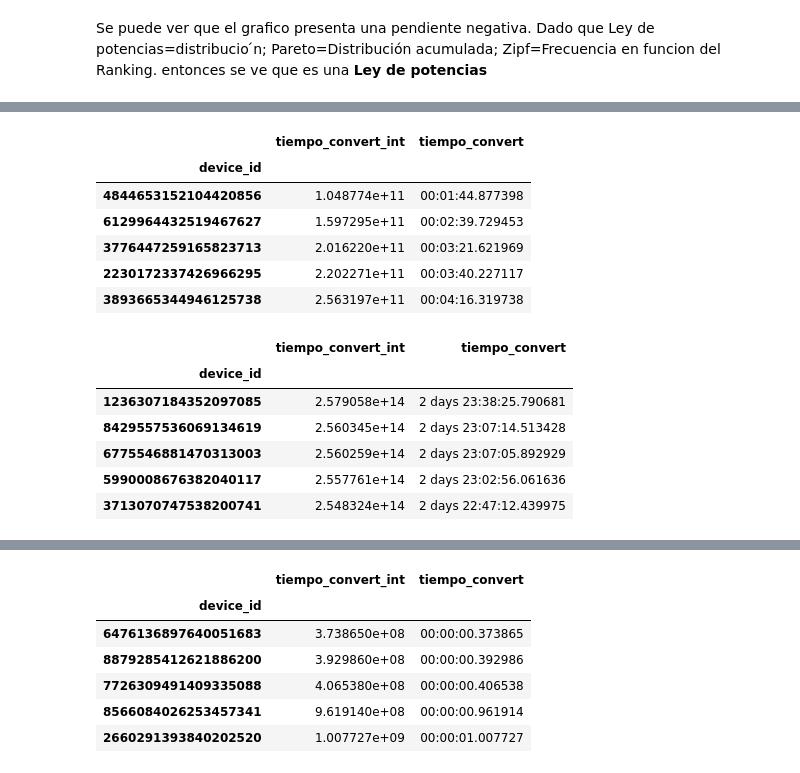
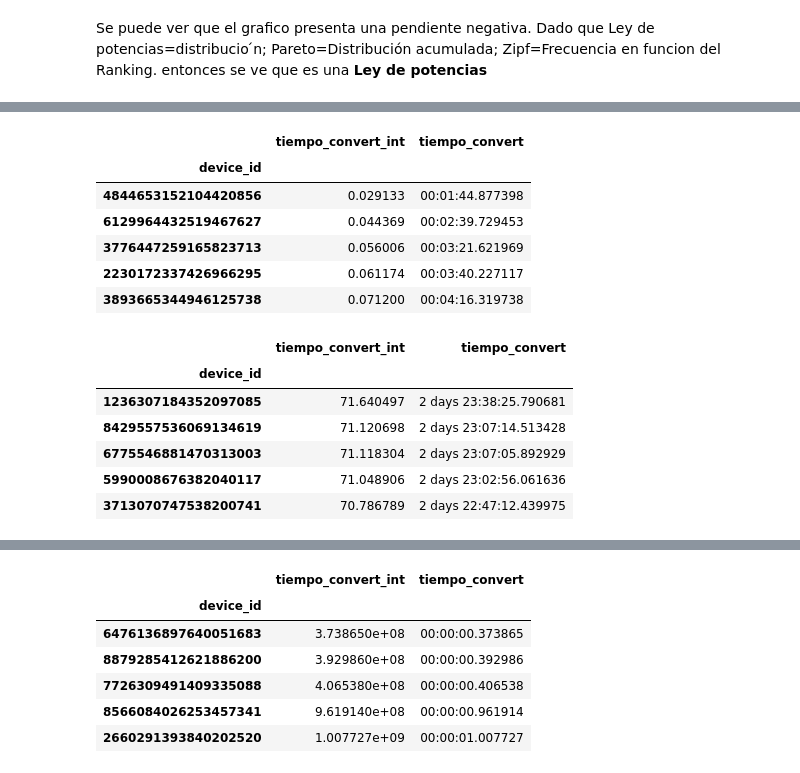
Before and after one commit to bebetosaba/7506-datos-1C2019, a Jupyter notebook: TP1/analisis.ipynb, the cells around one changed output, grey strips where cells are left out. Saved outputs shown, nothing was run; the diff lists cells and outputs as text; code cells hidden in the pictures.

```diff
--- a/TP1/analisis.ipynb
+++ b/TP1/analisis.ipynb
@@ -471,21 +489,22 @@ tiempo_install = tiempo_install.loc[(tiempo_install['tiempo_convert']>'0 days')
 # %%
 tiempo_install['tiempo_convert_int'] = tiempo_install['tiempo_convert'].astype(np.int64)
 timpo_promedio = tiempo_install.groupby('device_id').agg({'tiempo_convert_int':'mean'})
 timpo_promedio['tiempo_convert'] = pd.to_timedelta(timpo_promedio['tiempo_convert_int'])
+timpo_promedio['tiempo_convert_int'] = timpo_promedio['tiempo_convert_int']/(1000000000*60*60) #time in hours
 display(timpo_promedio.sort_values(by='tiempo_convert_int').head(5))
 display(timpo_promedio.sort_values(by='tiempo_convert_int',ascending=False).head(5))
 # %% [output]
 |  | tiempo_convert_int | tiempo_convert |
 | device_id |  |  |
-| 4844653152104420856 | 1.048774e+11 | 00:01:44.877398 |
-| 6129964432519467627 | 1.597295e+11 | 00:02:39.729453 |
-| 3776447259165823713 | 2.016220e+11 | 00:03:21.621969 |
-| 2230172337426966295 | 2.202271e+11 | 00:03:40.227117 |
-| 3893665344946125738 | 2.563197e+11 | 00:04:16.319738 |
+| 4844653152104420856 | 0.029133 | 00:01:44.877398 |
+| 6129964432519467627 | 0.044369 | 00:02:39.729453 |
+| 3776447259165823713 | 0.056006 | 00:03:21.621969 |
+| 2230172337426966295 | 0.061174 | 00:03:40.227117 |
+| 3893665344946125738 | 0.071200 | 00:04:16.319738 |
 |  | tiempo_convert_int | tiempo_convert |
 | device_id |  |  |
-| 1236307184352097085 | 2.579058e+14 | 2 days 23:38:25.790681 |
-| 8429557536069134619 | 2.560345e+14 | 2 days 23:07:14.513428 |
-| 6775546881470313003 | 2.560259e+14 | 2 days 23:07:05.892929 |
-| 5990008676382040117 | 2.557761e+14 | 2 days 23:02:56.061636 |
-| 3713070747538200741 | 2.548324e+14 | 2 days 22:47:12.439975 |
+| 1236307184352097085 | 71.640497 | 2 days 23:38:25.790681 |
+| 8429557536069134619 | 71.120698 | 2 days 23:07:14.513428 |
+| 6775546881470313003 | 71.118304 | 2 days 23:07:05.892929 |
+| 5990008676382040117 | 71.048906 | 2 days 23:02:56.061636 |
+| 3713070747538200741 | 70.786789 | 2 days 22:47:12.439975 |
```
Also changed, not shown: parts of 19 cells of this notebook.
